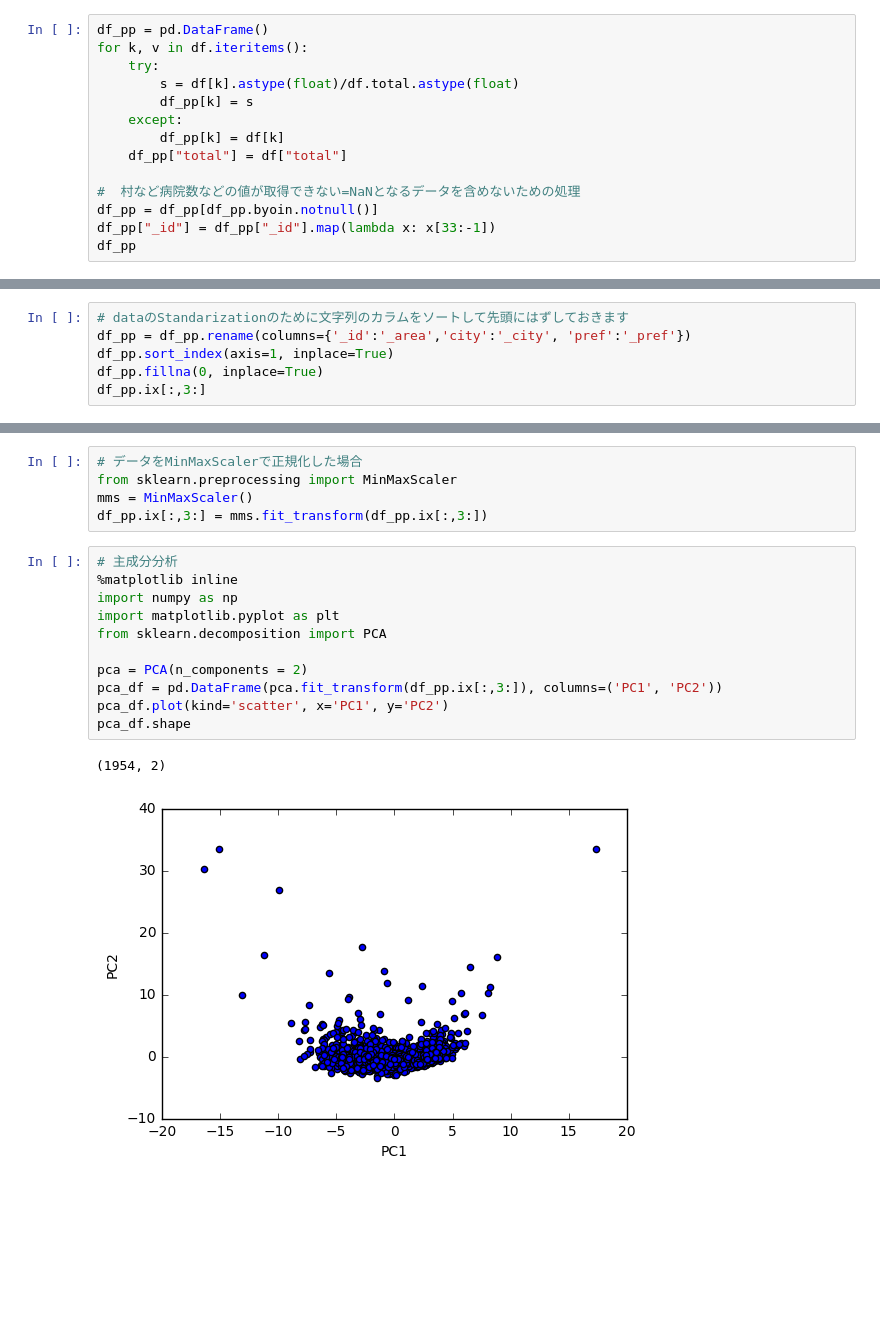
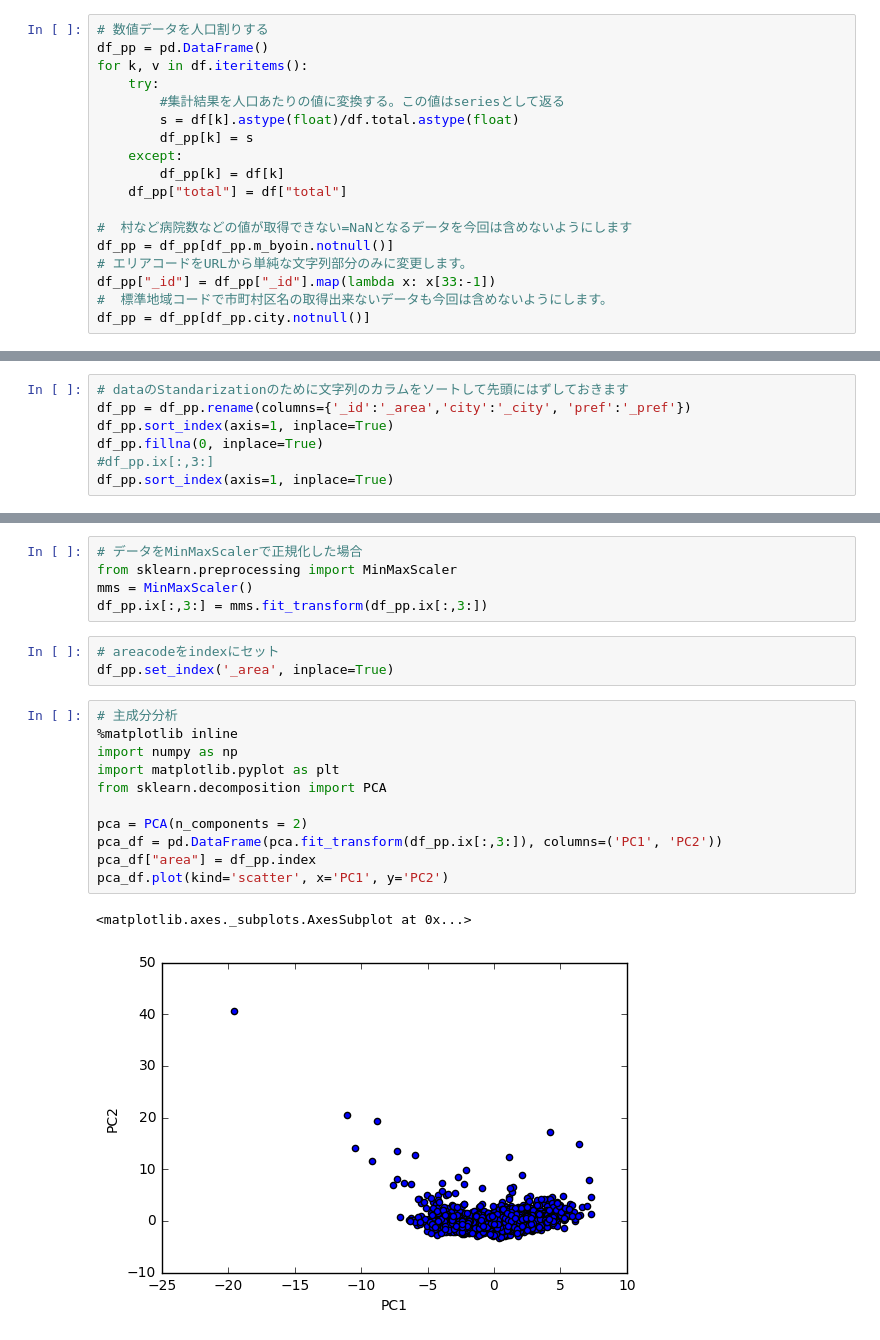
Before and after one commit to dogrunjp/lod-notebook, a Jupyter notebook: clustering.ipynb, the cells around one changed output, grey strips where cells are left out. Cells and saved outputs as stored; diff of their text form; blank space fills up the shorter version.

```diff
--- a/clustering.ipynb
+++ b/clustering.ipynb
@@ -40,14 +19,18 @@ dtype: float64
 # %%
+# 数値データを人口割りする
 df_pp = pd.DataFrame()
 for k, v in df.iteritems():
     try:
+        #集計結果を人口あたりの値に変換する。この値はseriesとして返る
         s = df[k].astype(float)/df.total.astype(float)
         df_pp[k] = s
     except:
         df_pp[k] = df[k]
     df_pp["total"] = df["total"]
 
-#  村など病院数などの値が取得できない=NaNとなるデータを含めないための処理
-df_pp = df_pp[df_pp.byoin.notnull()]
+#  村など病院数などの値が取得できない=NaNとなるデータを今回は含めないようにします
+df_pp = df_pp[df_pp.m_byoin.notnull()]
+# エリアコードをURLから単純な文字列部分のみに変更します。
 df_pp["_id"] = df_pp["_id"].map(lambda x: x[33:-1])
-df_pp
+#  標準地域コードで市町村区名の取得出来ないデータも今回は含めないようにします。
+df_pp = df_pp[df_pp.city.notnull()]
@@ -101,4 +65,5 @@ df_pp.loc[:, ["male","pref", "city","total"]].sort_values("male")
 df_pp = df_pp.rename(columns={'_id':'_area','city':'_city', 'pref':'_pref'})
 df_pp.sort_index(axis=1, inplace=True)
 df_pp.fillna(0, inplace=True)
-df_pp.ix[:,3:]
+#df_pp.ix[:,3:]
+df_pp.sort_index(axis=1, inplace=True)
@@ -151,17 +77,20 @@ df_pp
 from sklearn.preprocessing import MinMaxScaler
 mms = MinMaxScaler()
 df_pp.ix[:,3:] = mms.fit_transform(df_pp.ix[:,3:])
+# %%
+# areacodeをindexにセット
+df_pp.set_index('_area', inplace=True)
 # %%
 # 主成分分析
 %matplotlib inline
 import numpy as np
 import matplotlib.pyplot as plt
 from sklearn.decomposition import PCA
 
 pca = PCA(n_components = 2)
 pca_df = pd.DataFrame(pca.fit_transform(df_pp.ix[:,3:]), columns=('PC1', 'PC2'))
+pca_df["area"] = df_pp.index
 pca_df.plot(kind='scatter', x='PC1', y='PC2')
-pca_df.shape
 # %% [output]
-(1954, 2)
+<matplotlib.axes._subplots.AxesSubplot at 0x...>
-[figure, old version]
+[figure, new version]
```
Also changed, not shown: parts of 6 cells of this notebook.
